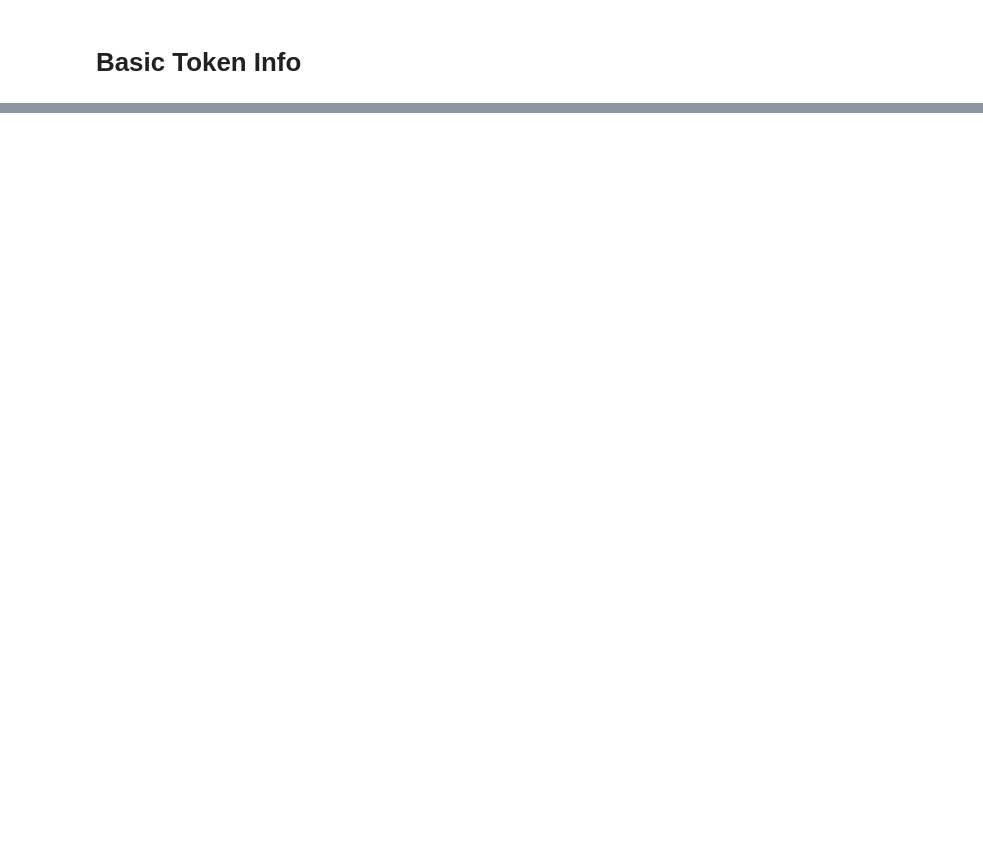
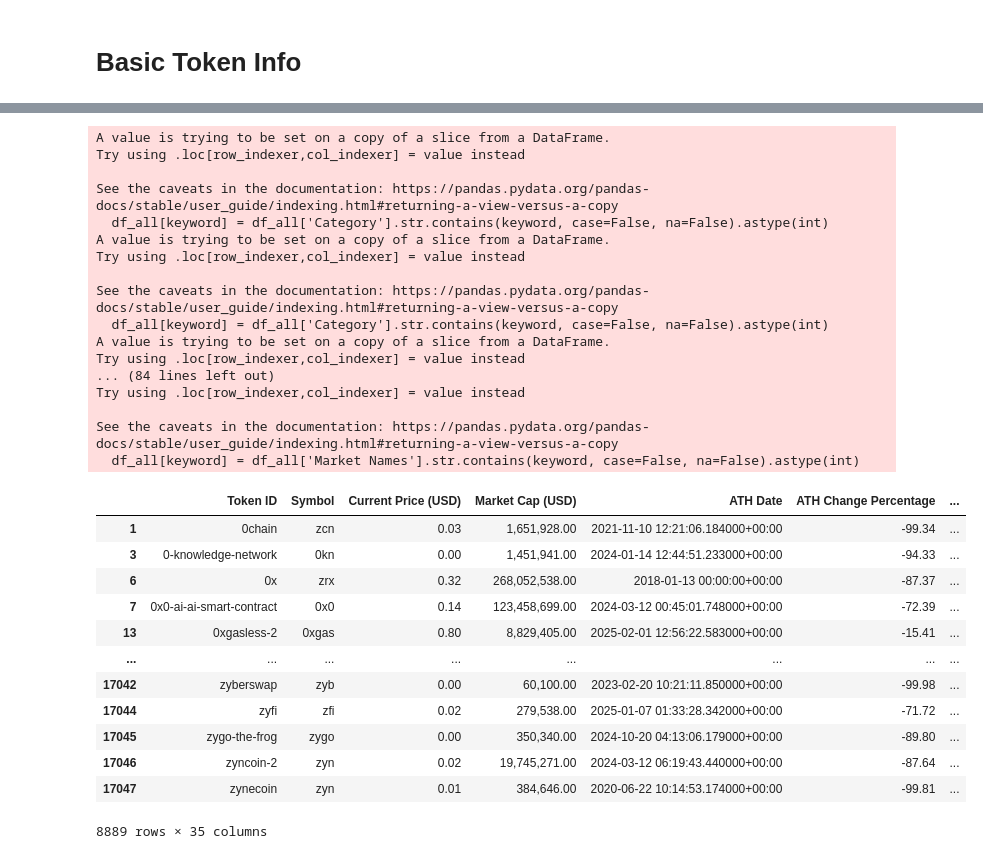
Before and after one commit to Hoidya/coingecko_101, a Jupyter notebook: basic_info/Maincode.ipynb, the cells around one changed output, grey strips where cells are left out. Saved outputs shown, nothing was run; the diff lists cells and outputs as text; code cells hidden in the pictures; blank space fills up the shorter version.

```diff
--- a/basic_info/Maincode.ipynb
+++ b/basic_info/Maincode.ipynb
@@ -329,0 +318,68 @@ all_data.head()
+# %%
+# 定义关键词列表
+category_keywords = [
+    'DeFi',
+    'Gamefi',
+    'Meme',
+    'Ai agent',
+    'Base Ecosystem',
+    'Infrastructure',
+    'Solana Ecosystem',
+    'Ethereum Ecosystem',
+    'Binance-launchpool'
+]
+
+market_keywords = [
+    'Binance',
+    'OKX',
+    'Bybit',
+    'Bitget',
+    'Coinbase',
+    'Kucoin',
+    'Upbit',
+    'Bithumb',
+    'Gate.io',
+    'HTX',
+    'MEXC'
+]
+
+# 为 Category 关键字创建单独的列
+for keyword in category_keywords:
+    df_all[keyword] = df_all['Category'].str.contains(keyword, case=False, na=False).astype(int)
+
+# 为 Market Names 关键字创建单独的列
+for keyword in market_keywords:
+    df_all[keyword] = df_all['Market Names'].str.contains(keyword, case=False, na=False).astype(int)
+# 输出结果
+df_all
+# %% [output]
+A value is trying to be set on a copy of a slice from a DataFrame.
+Try using .loc[row_indexer,col_indexer] = value instead
+
+See the caveats in the documentation: https://pandas.pydata.org/pandas-docs/stable/user_guide/indexing.html#returning-a-view-versus-a-copy
+  df_all[keyword] = df_all['Category'].str.contains(keyword, case=False, na=False).astype(int)
+A value is trying to be set on a copy of a slice from a DataFrame.
+Try using .loc[row_indexer,col_indexer] = value instead
+
+See the caveats in the documentation: https://pandas.pydata.org/pandas-docs/stable/user_guide/indexing.html#returning-a-view-versus-a-copy
+  df_all[keyword] = df_all['Category'].str.contains(keyword, case=False, na=False).astype(int)
+A value is trying to be set on a copy of a slice from a DataFrame.
+Try using .loc[row_indexer,col_indexer] = value instead
+... (84 lines left out)
+Try using .loc[row_indexer,col_indexer] = value instead
+
+See the caveats in the documentation: https://pandas.pydata.org/pandas-docs/stable/user_guide/indexing.html#returning-a-view-versus-a-copy
+  df_all[keyword] = df_all['Market Names'].str.contains(keyword, case=False, na=False).astype(int)
+|  | Token ID | Symbol | Current Price (USD) | Market Cap (USD) | ATH Date | ATH Change Percentage | ... |
+| 1 | 0chain | zcn | 0.03 | 1,651,928.00 | 2021-11-10 12:21:06.184000+00:00 | -99.34 | ... |
+| 3 | 0-knowledge-network | 0kn | 0.00 | 1,451,941.00 | 2024-01-14 12:44:51.233000+00:00 | -94.33 | ... |
+| 6 | 0x | zrx | 0.32 | 268,052,538.00 | 2018-01-13 00:00:00+00:00 | -87.37 | ... |
+| 7 | 0x0-ai-ai-smart-contract | 0x0 | 0.14 | 123,458,699.00 | 2024-03-12 00:45:01.748000+00:00 | -72.39 | ... |
+| 13 | 0xgasless-2 | 0xgas | 0.80 | 8,829,405.00 | 2025-02-01 12:56:22.583000+00:00 | -15.41 | ... |
+| ... | ... | ... | ... | ... | ... | ... | ... |
+| 17042 | zyberswap | zyb | 0.00 | 60,100.00 | 2023-02-20 10:21:11.850000+00:00 | -99.98 | ... |
+| 17044 | zyfi | zfi | 0.02 | 279,538.00 | 2025-01-07 01:33:28.342000+00:00 | -71.72 | ... |
+| 17045 | zygo-the-frog | zygo | 0.00 | 350,340.00 | 2024-10-20 04:13:06.179000+00:00 | -89.80 | ... |
+| 17046 | zyncoin-2 | zyn | 0.02 | 19,745,271.00 | 2024-03-12 06:19:43.440000+00:00 | -87.64 | ... |
+| 17047 | zynecoin | zyn | 0.01 | 384,646.00 | 2020-06-22 10:14:53.174000+00:00 | -99.81 | ... |
+8889 rows × 35 columns
```
Also changed, not shown: parts of 10 cells of this notebook, 2 other files.
